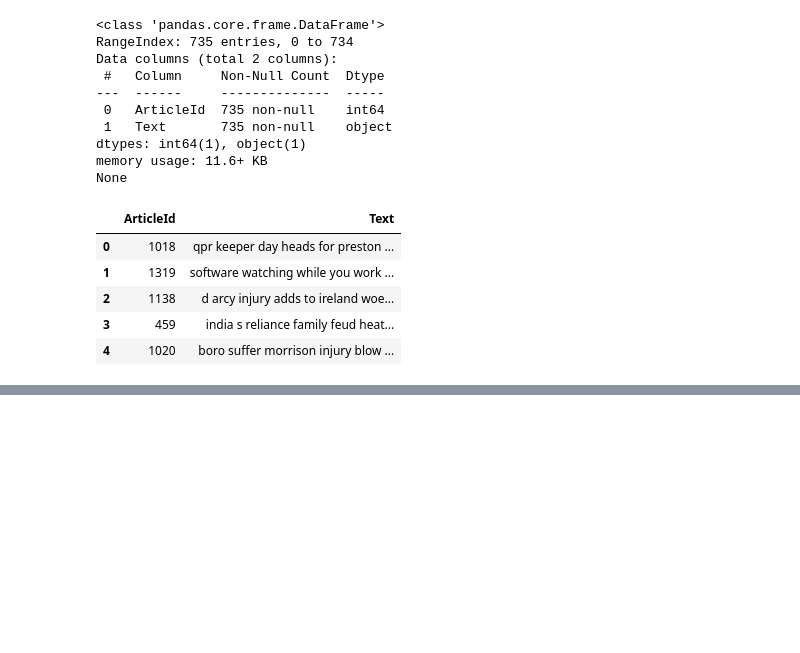
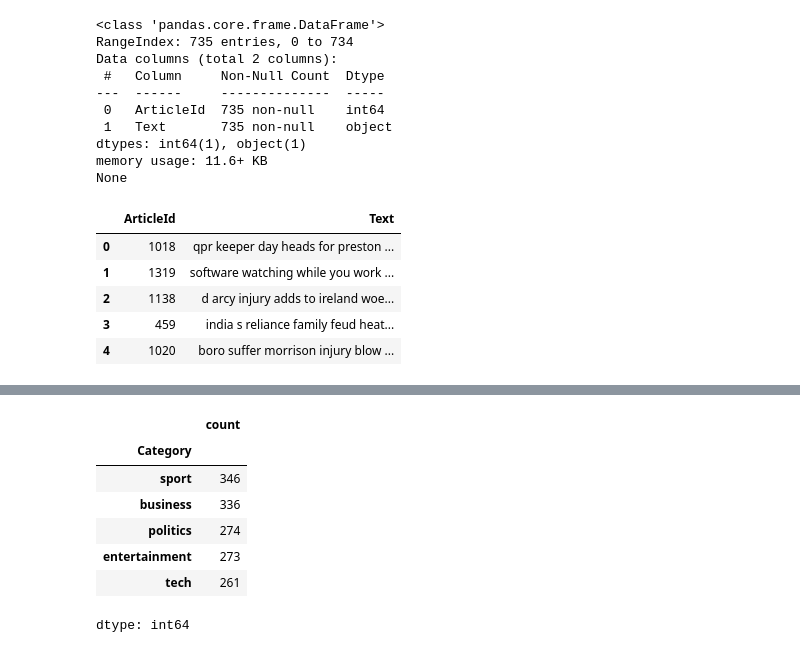
Before and after one commit to yepe4401/BBC-News-Clasification, a Jupyter notebook: BBC_news_classification_using_NMF_v1.ipynb, the cells around one changed output, grey strips where cells are left out. Drawn from its saved outputs; the diff is of its cells as text; code cells hidden in the pictures; blank space fills up the shorter version.

```diff
--- a/BBC_news_classification_using_NMF_v1.ipynb
+++ b/BBC_news_classification_using_NMF_v1.ipynb
@@ -73,0 +79,12 @@ None
+# %%
+class_counts = train.Category.value_counts()
+class_counts
+# %% [output]
+|  | count |
+| Category |  |
+| sport | 346 |
+| business | 336 |
+| politics | 274 |
+| entertainment | 273 |
+| tech | 261 |
+dtype: int64
```
Also changed, not shown: parts of 3 cells of this notebook.
